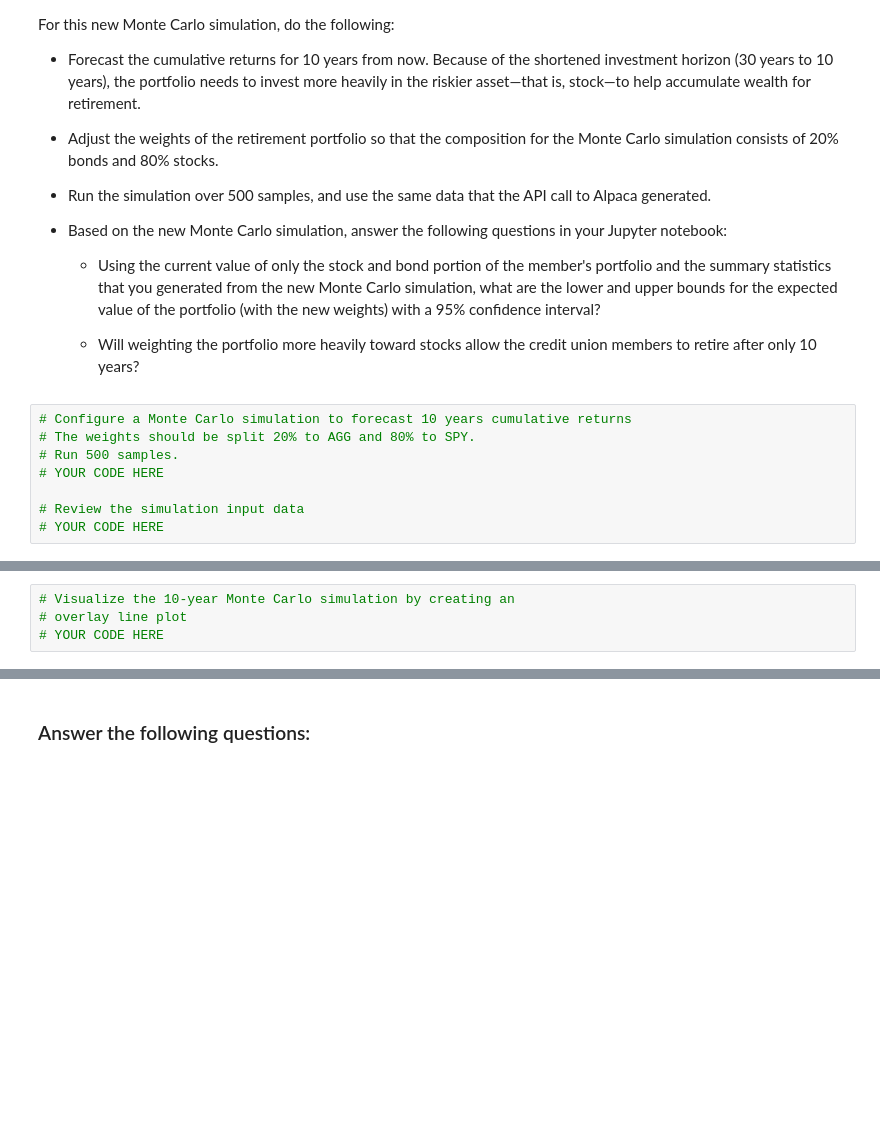
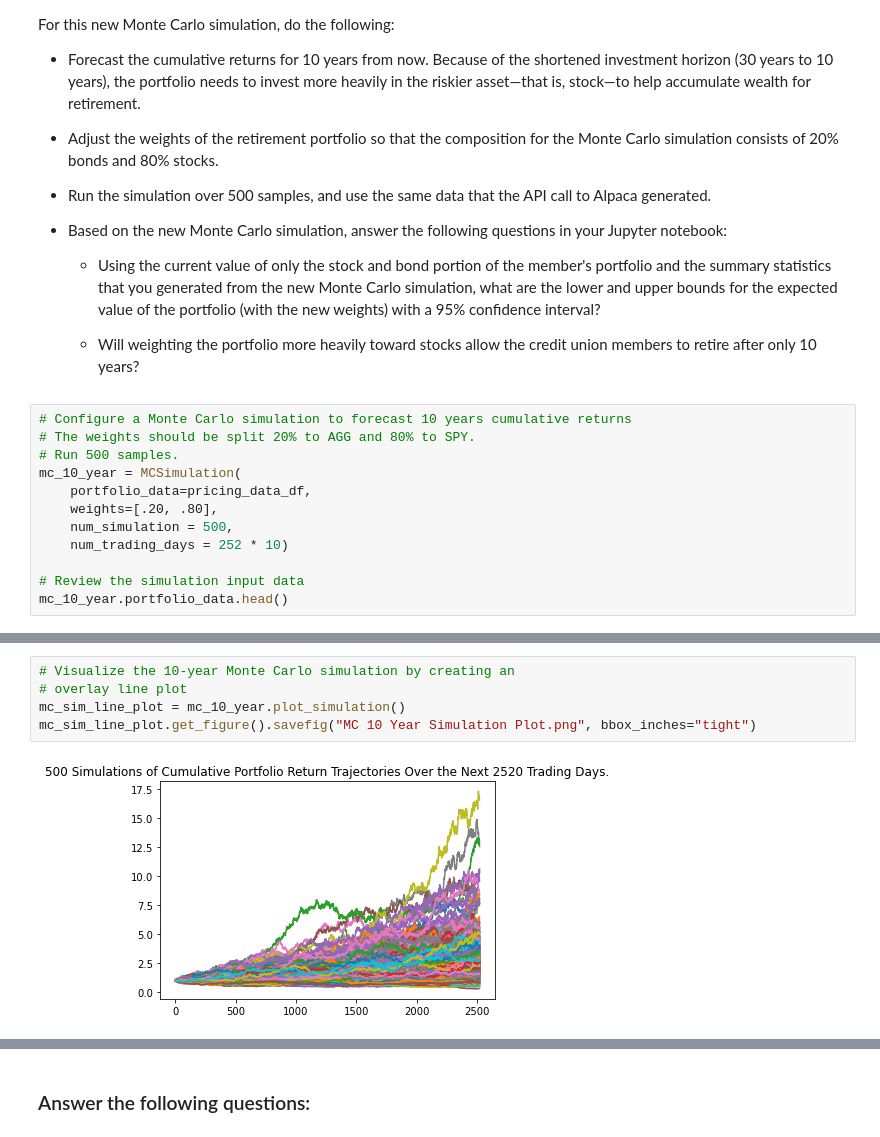
Before and after one commit to toniahurst/FinTech_Module_5_Challenge, a Jupyter notebook: Starter_Code_Module_5_Challenge/financial_planning_tools.ipynb, the cells around one changed output, grey strips where cells are left out. Cells and saved outputs as stored; diff of their text form; blank space fills up the shorter version.

```diff
--- a/Starter_Code_Module_5_Challenge/financial_planning_tools.ipynb
+++ b/Starter_Code_Module_5_Challenge/financial_planning_tools.ipynb
@@ -600,7 +617,11 @@ For this new Monte Carlo simulation, do the following:
 # Configure a Monte Carlo simulation to forecast 10 years cumulative returns
 # The weights should be split 20% to AGG and 80% to SPY.
 # Run 500 samples.
-# YOUR CODE HERE
+mc_10_year = MCSimulation(
+    portfolio_data=pricing_data_df,
+    weights=[.20, .80],
+    num_simulation = 500,
+    num_trading_days = 252 * 10)
 
 # Review the simulation input data
-# YOUR CODE HERE
+mc_10_year.portfolio_data.head()
@@ -610,7 +671,10 @@ For this new Monte Carlo simulation, do the following:
 # %%
 # Visualize the 10-year Monte Carlo simulation by creating an
 # overlay line plot
-# YOUR CODE HERE
+mc_sim_line_plot = mc_10_year.plot_simulation()
+mc_sim_line_plot.get_figure().savefig("MC 10 Year Simulation Plot.png", bbox_inches="tight")
+# %% [output]
+[figure, added]
 # %%
 # Visualize the probability distribution of the 10-year Monte Carlo simulation
 # by plotting a histogram
```
Also changed, not shown: parts of 22 cells of this notebook, 4 other files.
